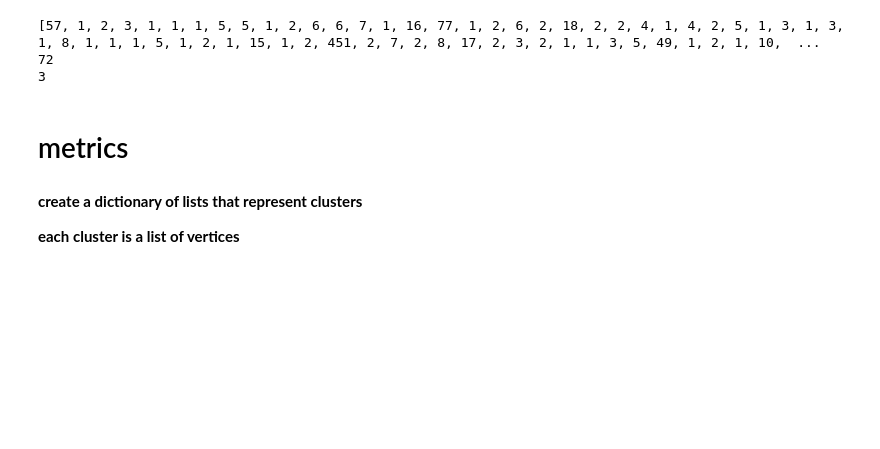
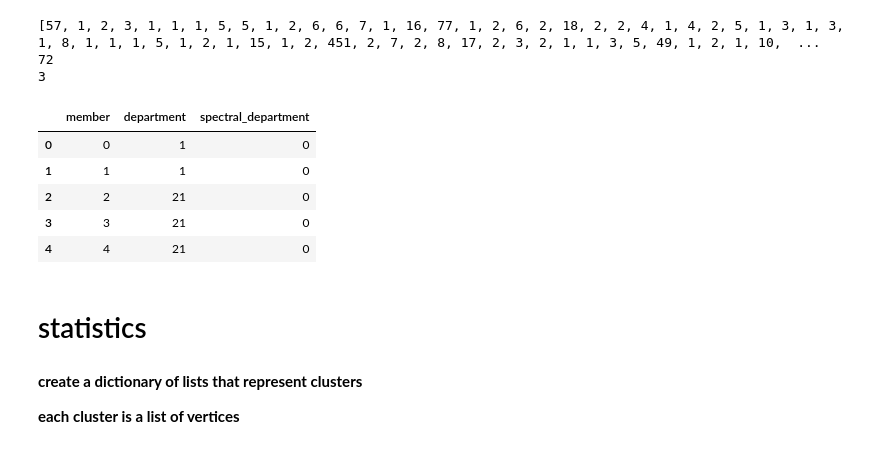
Before and after one commit to contribcode/social_networks_theory_and_practice, a Jupyter notebook: Social_Networks.ipynb, the cells around one changed output. Drawn from its saved outputs; the diff is of its cells as text; code cells hidden in the pictures; blank space fills up the shorter version.

```diff
--- a/Social_Networks.ipynb
+++ b/Social_Networks.ipynb
@@ -160,7 +163,7 @@ eigenvalues = eigenvalues[np.argsort(eigenvalues)]
 #print(eigenvalues)
 # %%
 kmeans = KMeans(n_clusters=72,random_state=128)
-kmeans.fit(eigenvectors[:,1:4])
+kmeans.fit(eigenvectors[:,1:15])
 colors = kmeans.labels_
 # %%
 clusters['spectral_department'] = colors
@@ -177,8 +180,17 @@ clusters['spectral_department'] = colors
 [57, 1, 2, 3, 1, 1, 1, 5, 5, 1, 2, 6, 6, 7, 1, 16, 77, 1, 2, 6, 2, 18, 2, 2, 4, 1, 4, 2, 5, 1, 3, 1, 3, 1, 8, 1, 1, 1, 5, 1, 2, 1, 15, 1, 2, 451, 2, 7, 2, 8, 17, 2, 3, 2, 1, 1, 3, 5, 49, 1, 2, 1, 10,  ...
 72
 3
+# %%
+clusters.head()
+# %% [output]
+|  | member | department | spectral_department |
+| 0 | 0 | 1 | 0 |
+| 1 | 1 | 1 | 0 |
+| 2 | 2 | 21 | 0 |
+| 3 | 3 | 21 | 0 |
+| 4 | 4 | 21 | 0 |
 # %% [markdown]
-# metrics
+# statistics
 # %% [markdown]
 **create a dictionary of lists that represent clusters**
 
```
Also changed, not shown: parts of 28 cells of this notebook.
